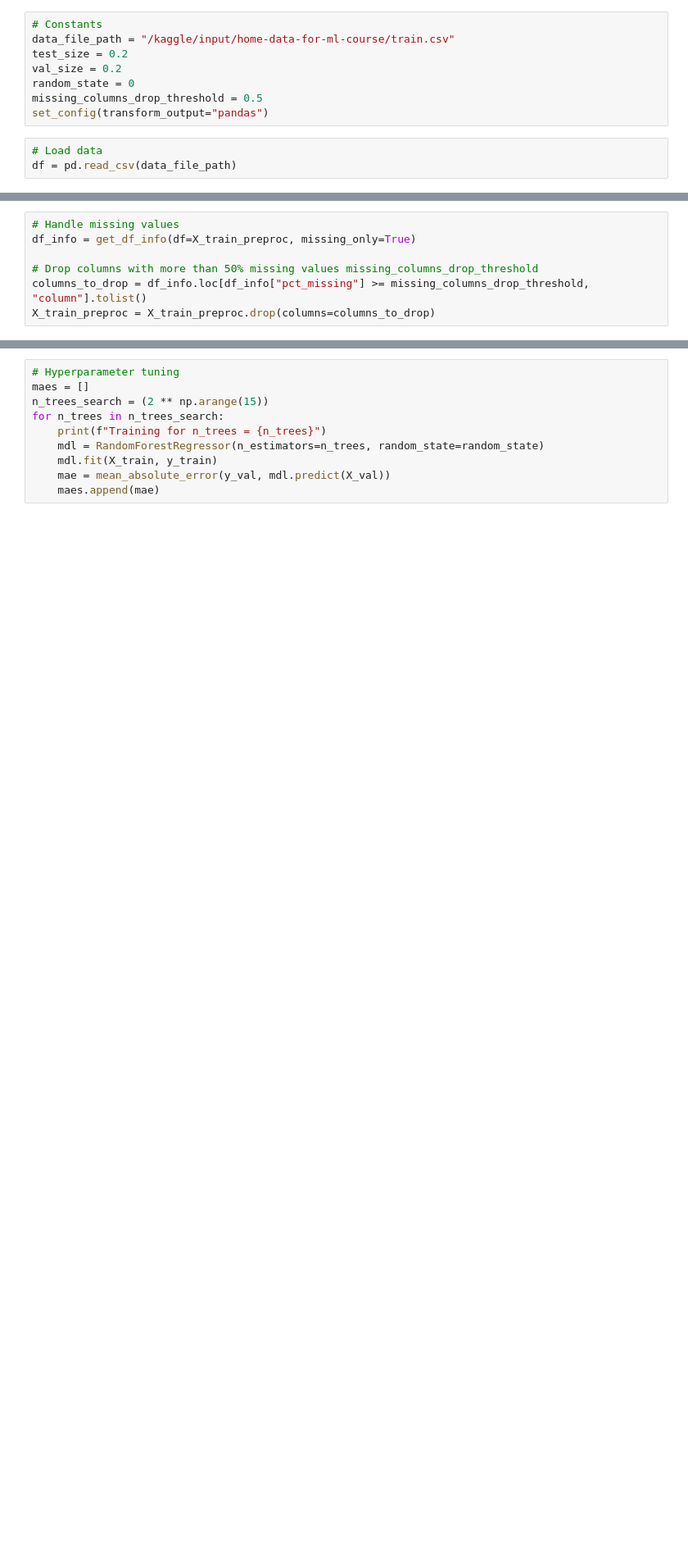
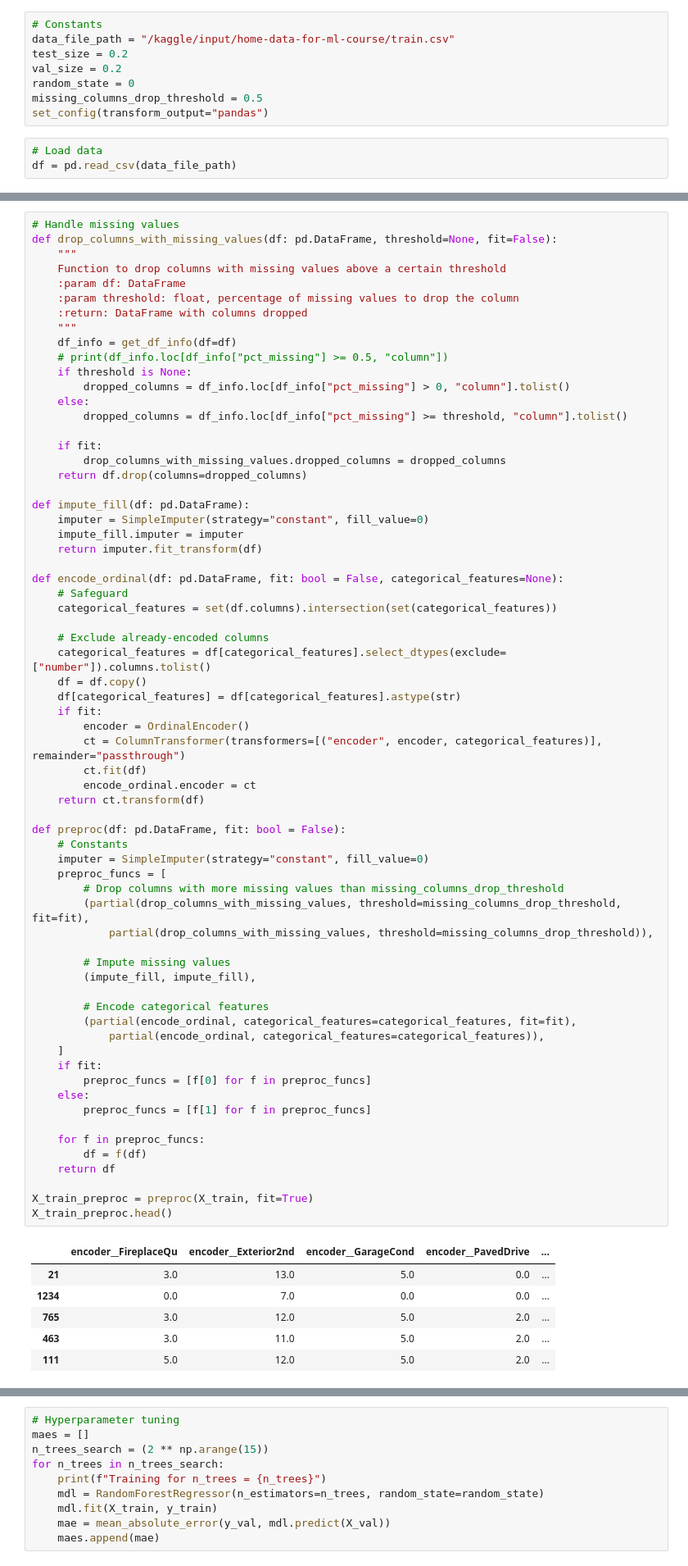
Before and after one commit to afrut/learn-ml, a Jupyter notebook: kaggle/home-data-for-ml-course/home-data-for-ml-course.ipynb, the cells around one changed output, grey strips where cells are left out. Shown: that part at 82% size. Drawn from its saved outputs; the diff is of its cells as text; blank space fills up the shorter version.

Commit message:
Completed preprocessing without scaling

```diff
--- a/kaggle/home-data-for-ml-course/home-data-for-ml-course.ipynb
+++ b/kaggle/home-data-for-ml-course/home-data-for-ml-course.ipynb
@@ -85,7 +153,73 @@ print(X_train.shape)
 # %%
 # Handle missing values
-df_info = get_df_info(df=X_train_preproc, missing_only=True)
+def drop_columns_with_missing_values(df: pd.DataFrame, threshold=None, fit=False):
+    """
+    Function to drop columns with missing values above a certain threshold
+    :param df: DataFrame
+    :param threshold: float, percentage of missing values to drop the column
+    :return: DataFrame with columns dropped
+    """
+    df_info = get_df_info(df=df)
+    # print(df_info.loc[df_info["pct_missing"] >= 0.5, "column"])
+    if threshold is None:
+        dropped_columns = df_info.loc[df_info["pct_missing"] > 0, "column"].tolist()
+    else:
+        dropped_columns = df_info.loc[df_info["pct_missing"] >= threshold, "column"].tolist()
 
-# Drop columns with more than 50% missing values missing_columns_drop_threshold
-columns_to_drop = df_info.loc[df_info["pct_missing"] >= missing_columns_drop_threshold, "column"].tolist()
-X_train_preproc = X_train_preproc.drop(columns=columns_to_drop)
+    if fit:
+        drop_columns_with_missing_values.dropped_columns = dropped_columns
+    return df.drop(columns=dropped_columns)
+
+def impute_fill(df: pd.DataFrame):
+    imputer = SimpleImputer(strategy="constant", fill_value=0)
+    impute_fill.imputer = imputer
+    return imputer.fit_transform(df)
+
+def encode_ordinal(df: pd.DataFrame, fit: bool = False, categorical_features=None):
+    # Safeguard
+    categorical_features = set(df.columns).intersection(set(categorical_features))
+
+    # Exclude already-encoded columns
+    categorical_features = df[categorical_features].select_dtypes(exclude=["number"]).columns.tolist()
+    df = df.copy()
+    df[categorical_features] = df[categorical_features].astype(str)
+    if fit:
+        encoder = OrdinalEncoder()
+        ct = ColumnTransformer(transformers=[("encoder", encoder, categorical_features)], remainder="passthrough")
+        ct.fit(df)
+        encode_ordinal.encoder = ct
+    return ct.transform(df)
+
+def preproc(df: pd.DataFrame, fit: bool = False):
+    # Constants
+    imputer = SimpleImputer(strategy="constant", fill_value=0)
+    preproc_funcs = [
+        # Drop columns with more missing values than missing_columns_drop_threshold
+        (partial(drop_columns_with_missing_values, threshold=missing_columns_drop_threshold, fit=fit),
+            partial(drop_columns_with_missing_values, threshold=missing_columns_drop_threshold)),
+
+        # Impute missing values
+        (impute_fill, impute_fill),
+
+        # Encode categorical features
+        (partial(encode_ordinal, categorical_features=categorical_features, fit=fit),
+            partial(encode_ordinal, categorical_features=categorical_features)),
+    ]
+    if fit:
+        preproc_funcs = [f[0] for f in preproc_funcs]
+    else:
+        preproc_funcs = [f[1] for f in preproc_funcs]
+
+    for f in preproc_funcs:
+        df = f(df)
+    return df
+
+X_train_preproc = preproc(X_train, fit=True)
+X_train_preproc.head()
+# %% [output]
+|  | encoder__FireplaceQu | encoder__Exterior2nd | encoder__GarageCond | encoder__PavedDrive | ... |
+| 21 | 3.0 | 13.0 | 5.0 | 0.0 | ... |
+| 1234 | 0.0 | 7.0 | 0.0 | 0.0 | ... |
+| 765 | 3.0 | 12.0 | 5.0 | 2.0 | ... |
+| 463 | 3.0 | 11.0 | 5.0 | 2.0 | ... |
+| 111 | 5.0 | 12.0 | 5.0 | 2.0 | ... |
```
Also changed, not shown: parts of 12 cells of this notebook.
